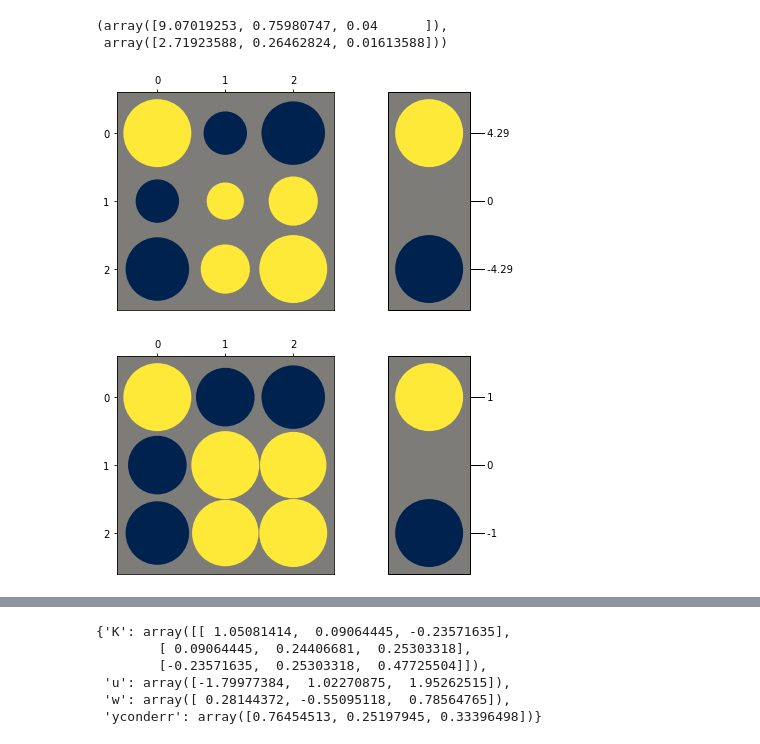
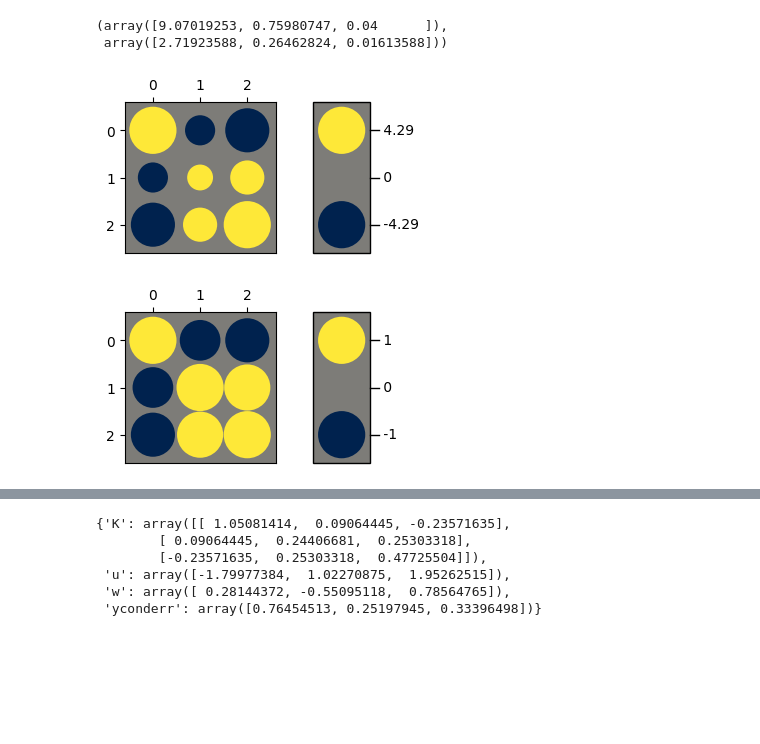
Before and after one commit to ast0815/covplot, a Jupyter notebook: covplot.ipynb, the cells around one changed output, grey strips where cells are left out. Drawn from its saved outputs; the diff is of its cells as text; code cells hidden in the pictures; blank space fills up the shorter version.

```diff
--- a/covplot.ipynb
+++ b/covplot.ipynb
@@ -31,15 +32,17 @@ np.linalg.svd(cov, compute_uv=False), np.linalg.svd(cor, compute_uv=False)
 (array([9.07019253, 0.75980747, 0.04      ]),
  array([2.71923588, 0.26462824, 0.01613588]))
 # %%
+fig, ax = plt.subplots(figsize=(4,2), dpi=100)
 nuplt.hinton(cov, legend=True)
-plt.savefig("plots/simple-cov.pdf")
+plt.savefig("plots/simple-cov.pdf", bbox_inches="tight")
 # %% [output]
-[figure, old version]
+[figure, new version]
 # %%
+fig, ax = plt.subplots(figsize=(4,2), dpi=100)
 nuplt.hinton(cor, legend=True)
-plt.savefig("plots/simple-cor.pdf")
+plt.savefig("plots/simple-cor.pdf", bbox_inches="tight")
 # %% [output]
-[figure, old version]
+[figure, new version]
 # %%
 # Generate some random data
 x = np.arange(0, N)
```
Also changed, not shown: parts of 12 cells of this notebook.
